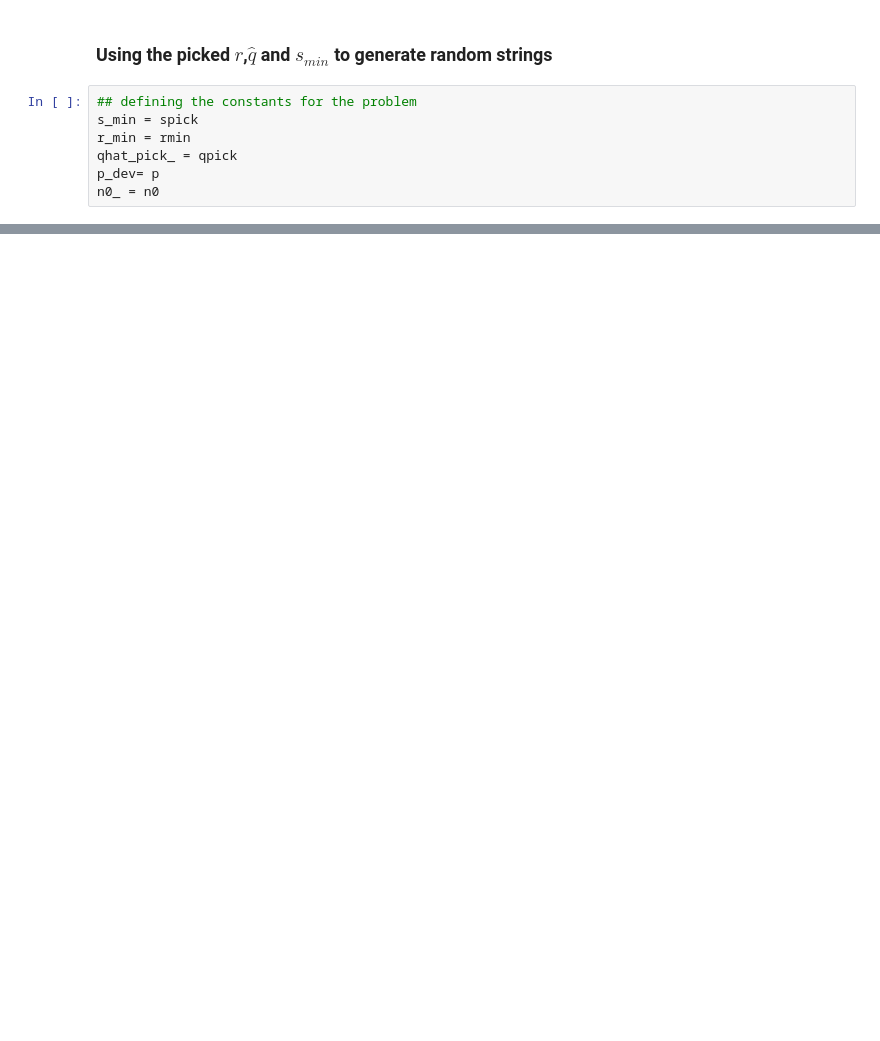
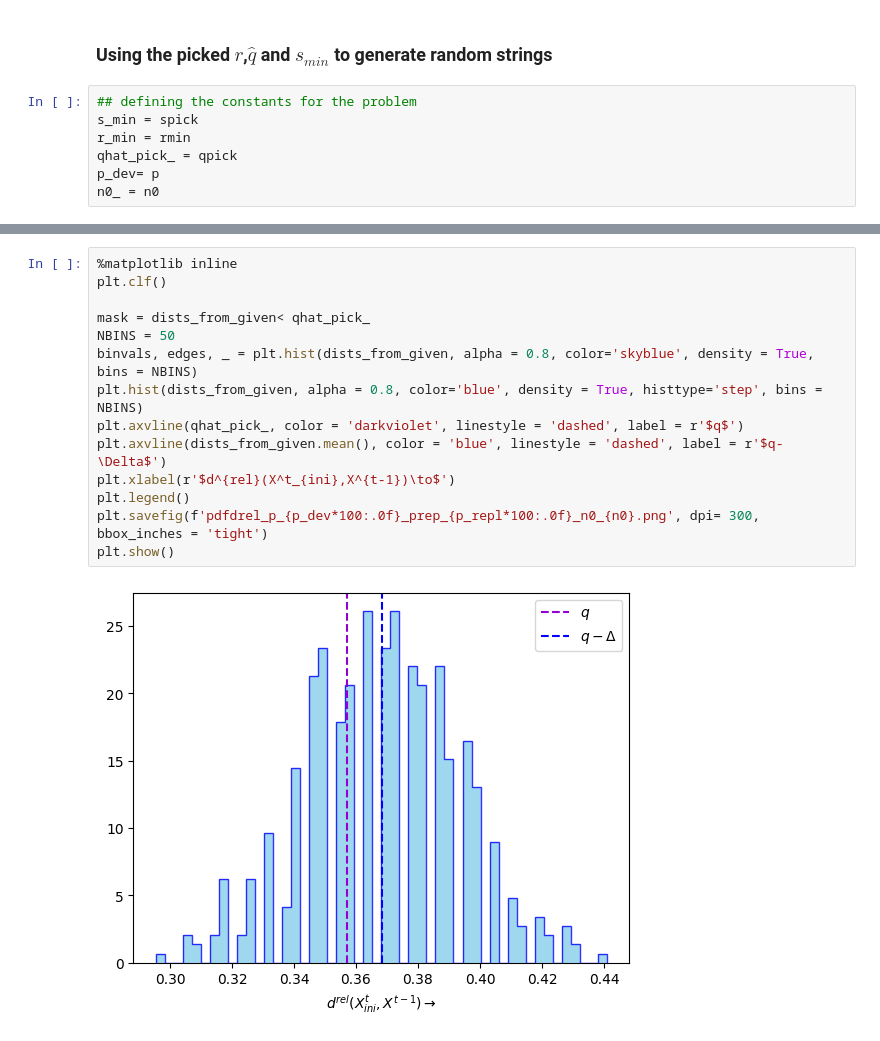
Before and after one commit to HimanshuSingh-all/code, a Jupyter notebook: A-strsim-2plication.ipynb, the cells around one changed output, grey strips where cells are left out. Drawn from its saved outputs; the diff is of its cells as text; blank space fills up the shorter version.

```diff
--- a/A-strsim-2plication.ipynb
+++ b/A-strsim-2plication.ipynb
@@ -325,0 +336,16 @@ plt.show()
+# %%
+%matplotlib inline
+plt.clf()
+
+mask = dists_from_given< qhat_pick_
+NBINS = 50
+binvals, edges, _ = plt.hist(dists_from_given, alpha = 0.8, color='skyblue', density = True, bins = NBINS)
+plt.hist(dists_from_given, alpha = 0.8, color='blue', density = True, histtype='step', bins = NBINS)
+plt.axvline(qhat_pick_, color = 'darkviolet', linestyle = 'dashed', label = r'$q$')
+plt.axvline(dists_from_given.mean(), color = 'blue', linestyle = 'dashed', label = r'$q-\Delta$')
+plt.xlabel(r'$d^{rel}(X^t_{ini},X^{t-1})\to$')
+plt.legend()
+plt.savefig(f'pdfdrel_p_{p_dev*100:.0f}_prep_{p_repl*100:.0f}_n0_{n0}.png', dpi= 300, bbox_inches = 'tight')
+plt.show()
+# %% [output]
+[figure, added]
```
Also changed, not shown: parts of 16 cells of this notebook, 6 other files.
